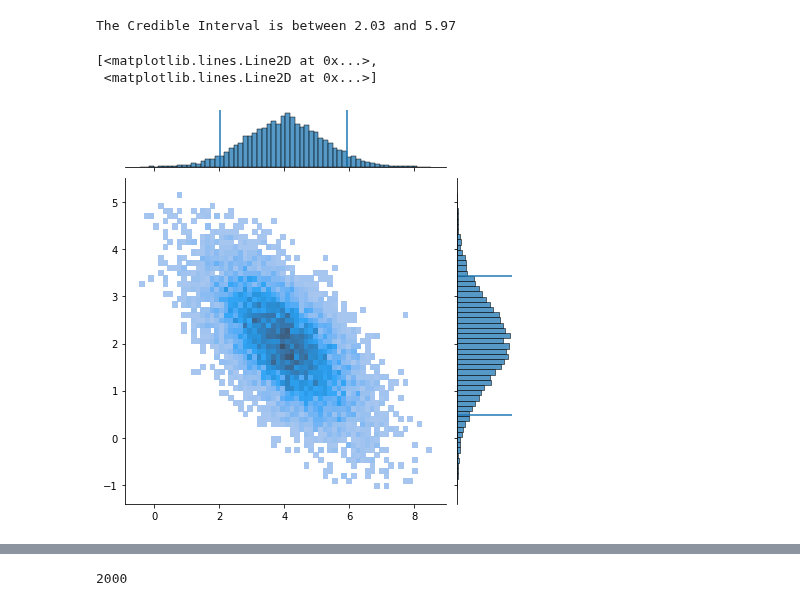
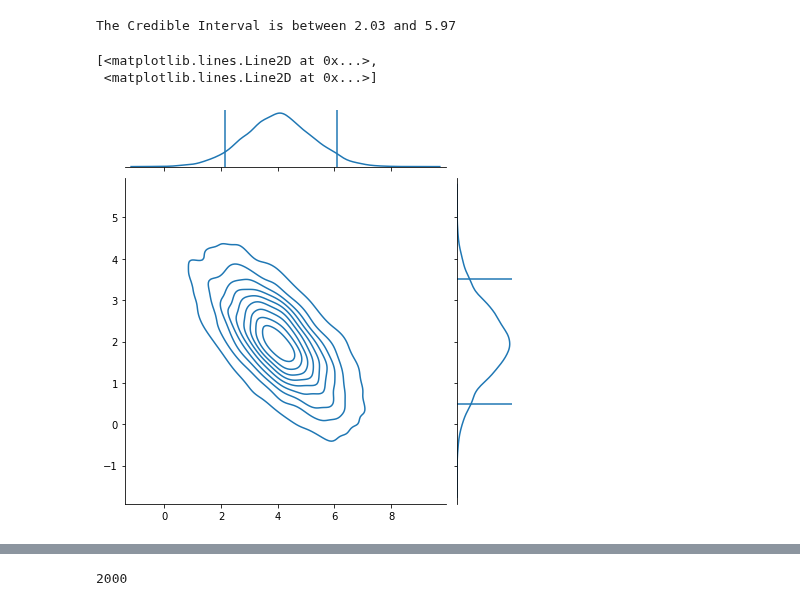
Before and after one commit to jacopok/notes, a Jupyter notebook: ap_third_semester/astrostat_homework/exercise_7.ipynb, the cells around one changed output, grey strips where cells are left out. Drawn from its saved outputs; the diff is of its cells as text; code cells hidden in the pictures.

```diff
--- a/ap_third_semester/astrostat_homework/exercise_7.ipynb
+++ b/ap_third_semester/astrostat_homework/exercise_7.ipynb
@@ -37,18 +37,18 @@ The Credible Interval is between 2.03 and 5.97
 # %%
 # CHOLESKY SAMPLING
 
-samples_ch = n.cholesky_sample(10000)
-grid = sns.jointplot(x=samples_ch[:, 0], y=samples_ch[:, 1], kind='hist')
+samples_ch = n.cholesky_sample(5000)
+grid = sns.jointplot(x=samples_ch[:, 0], y=samples_ch[:, 1], kind='kde')
 
 interval_x = MetropolisHastings.interval_from_samples(samples_ch[:,0], CL)
 [grid.ax_marg_x.axvline(x) for x in interval_x]
 
 interval_y = MetropolisHastings.interval_from_samples(samples_ch[:,1], CL)
 [grid.ax_marg_y.axhline(y) for y in interval_y]
 # %% [output]
 [<matplotlib.lines.Line2D at 0x...>,
  <matplotlib.lines.Line2D at 0x...>]
-[figure, old version]
+[figure, new version]
 # %%
 # METROPOLIS - HASTINGS SAMPLING
 
```
Also changed, not shown: parts of 5 cells of this notebook, 3 other files.
